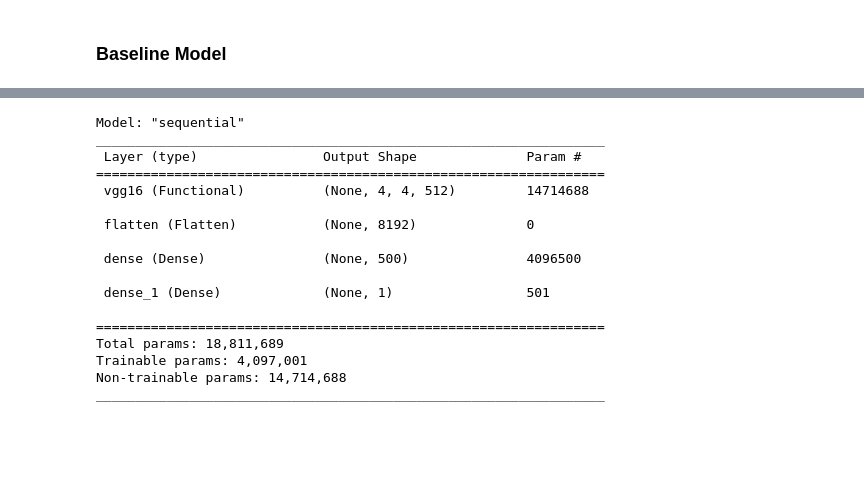
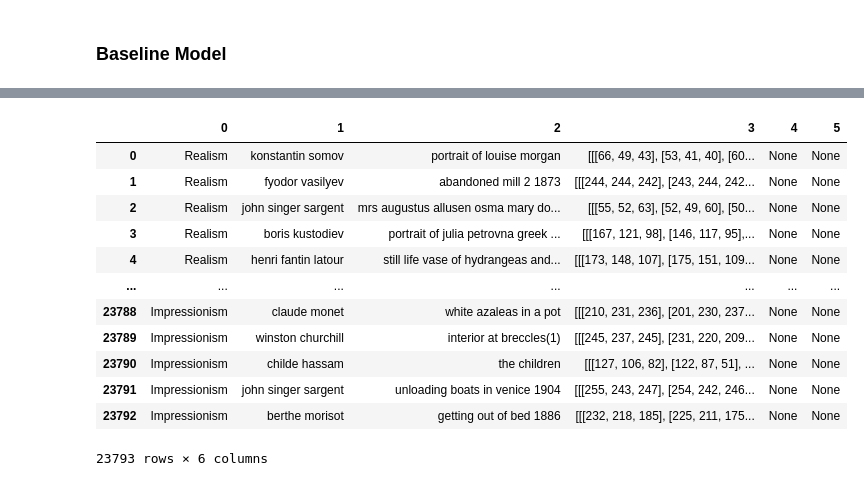
Before and after one commit to olganowak/smArt, a Jupyter notebook: notebooks/olganowak_baselinemodel.ipynb, the cells around one changed output, grey strips where cells are left out. Saved outputs shown, nothing was run; the diff lists cells and outputs as text; code cells hidden in the pictures; blank space fills up the shorter version.

```diff
--- a/notebooks/olganowak_baselinemodel.ipynb
+++ b/notebooks/olganowak_baselinemodel.ipynb
@@ -5,0 +16,37 @@ from tensorflow.keras import models, layers, optimizers
+# %%
+main = os.listdir("../raw_data/wikiart")
+
+genres = []
+for genre in main:
+    if genre[0] != ".":
+        genres.append(genre)
+
+data = sorted(genres)
+# %%
+poc_list = ["Realism", "Impressionism"]
+# %%
+from PIL import Image
+import glob, os
+
+paintings_list = []
+size = 128, 128
+
+for index, genre in enumerate(poc_list):
+    print(f"the genre is {genre}")
+    g = os.listdir("../raw_data/wikiart/" + str(genre))
+
+    for i, painting in enumerate(g):
+        with Image.open("../raw_data/wikiart/" + genre + "/" +painting) as im:
+            img_resized = im.resize(size)
+            image_array = np.array(img_resized)
+            #print(image_array.shape)
+            #paintings_list.append(image_array)
+            string = g[i][:-4]
+            string = string.replace("-"," ")
+            string = string.split("_")
+            string.insert(0, genre)
+            string.insert(3, image_array)
+            paintings_list.append(string)
+
+            if i % 100 == 0:
+                print(i+1)
@@ -6,3 +71,20 @@ from tensorflow.keras import models, layers, optimizers
+# %%
+df = pd.DataFrame(paintings_list)
+df
+# %% [output]
+|  | 0 | 1 | 2 | 3 | 4 | 5 |
+| 0 | Realism | konstantin somov | portrait of louise morgan | [[[66, 49, 43], [53, 41, 40], [60... | None | None |
+| 1 | Realism | fyodor vasilyev | abandoned mill 2 1873 | [[[244, 244, 242], [243, 244, 242... | None | None |
+| 2 | Realism | john singer sargent | mrs augustus allusen osma mary do... | [[[55, 52, 63], [52, 49, 60], [50... | None | None |
+| 3 | Realism | boris kustodiev | portrait of julia petrovna greek ... | [[[167, 121, 98], [146, 117, 95],... | None | None |
+| 4 | Realism | henri fantin latour | still life vase of hydrangeas and... | [[[173, 148, 107], [175, 151, 109... | None | None |
+| ... | ... | ... | ... | ... | ... | ... |
+| 23788 | Impressionism | claude monet | white azaleas in a pot | [[[210, 231, 236], [201, 230, 237... | None | None |
+| 23789 | Impressionism | winston churchill | interior at breccles(1) | [[[245, 237, 245], [231, 220, 209... | None | None |
+| 23790 | Impressionism | childe hassam | the children | [[[127, 106, 82], [122, 87, 51], ... | None | None |
+| 23791 | Impressionism | john singer sargent | unloading boats in venice 1904 | [[[255, 243, 247], [254, 242, 246... | None | None |
+| 23792 | Impressionism | berthe morisot | getting out of bed 1886 | [[[232, 218, 185], [225, 211, 175... | None | None |
+23793 rows × 6 columns
 # %%
 def load_model():
 
@@ -41,27 +123,6 @@ def add_last_layers(model):
     ])
     # $CHALLENGIFY_END
     return model
-# %%
-model = add_last_layers(model)
-model.summary()
-# %% [output]
-Model: "sequential"
-_________________________________________________________________
- Layer (type)                Output Shape              Param #
-=================================================================
- vgg16 (Functional)          (None, 4, 4, 512)         14714688
-
- flatten (Flatten)           (None, 8192)              0
-
- dense (Dense)               (None, 500)               4096500
-
- dense_1 (Dense)             (None, 1)                 501
-
-=================================================================
-Total params: 18,811,689
-Trainable params: 4,097,001
-Non-trainable params: 14,714,688
-_________________________________________________________________
 # %%
 def build_model():
     # $CHALLENGIFY_BEGIN
```
Also changed, not shown: parts of 19 cells of this notebook, 3 other files.
